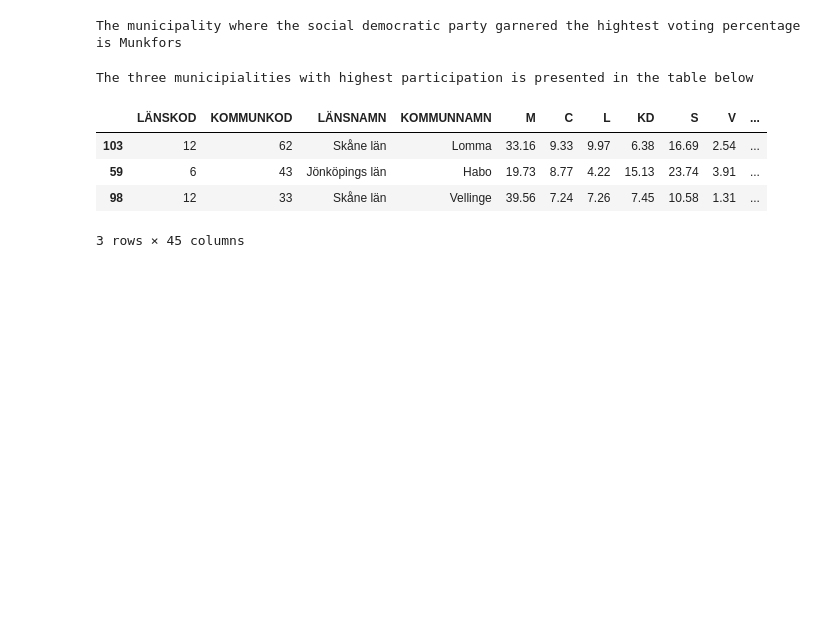
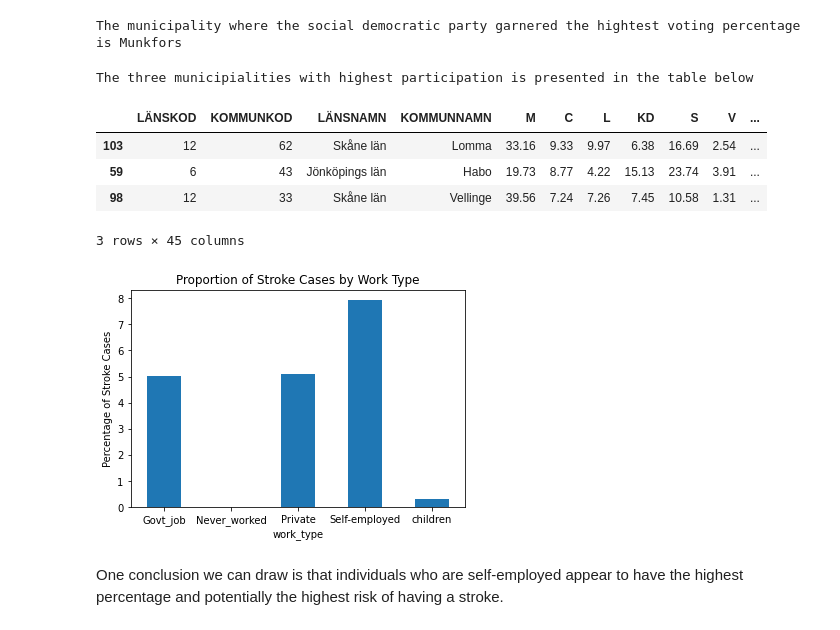
Before and after one commit to AlvinaLind/su-mt4007, a Jupyter notebook: HW2/HW2.ipynb, the cells around one changed output. Drawn from its saved outputs; the diff is of its cells as text; code cells hidden in the pictures; blank space fills up the shorter version.

```diff
--- a/HW2/HW2.ipynb
+++ b/HW2/HW2.ipynb
@@ -107,3 +107,21 @@ The three municipialities with highest participation is presented in the table b
 | 59 | 6 | 43 | Jönköpings län | Habo | 19.73 | 8.77 | 4.22 | 15.13 | 23.74 | 3.91 | ... |
 | 98 | 12 | 33 | Skåne län | Vellinge | 39.56 | 7.24 | 7.26 | 7.45 | 10.58 | 1.31 | ... |
 3 rows × 45 columns
+# %%
+import numpy as np
+import matplotlib.pyplot as plt
+import scipy.stats as stats
+
+strokes_df = pd.read_csv("/Users/alvinalindqvist/Desktop/stroke-data.csv")
+
+stroke_proportions = strokes_df.groupby("work_type")["stroke"].mean() * 100
+
+stroke_proportions.plot.bar()
+plt.title("Proportion of Stroke Cases by Work Type")
+plt.ylabel("Percentage of Stroke Cases")
+plt.xticks(rotation=0)
+plt.show()
+# %% [output]
+[figure, added]
+# %% [markdown]
+One conclusion we can draw is that individuals who are self-employed appear to have the highest percentage and potentially the highest risk of having a stroke.
```
